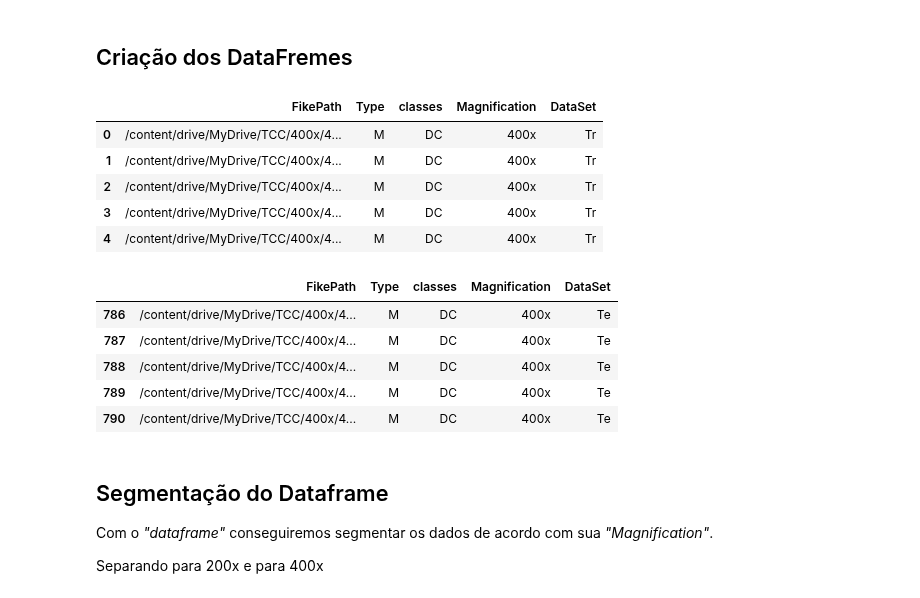
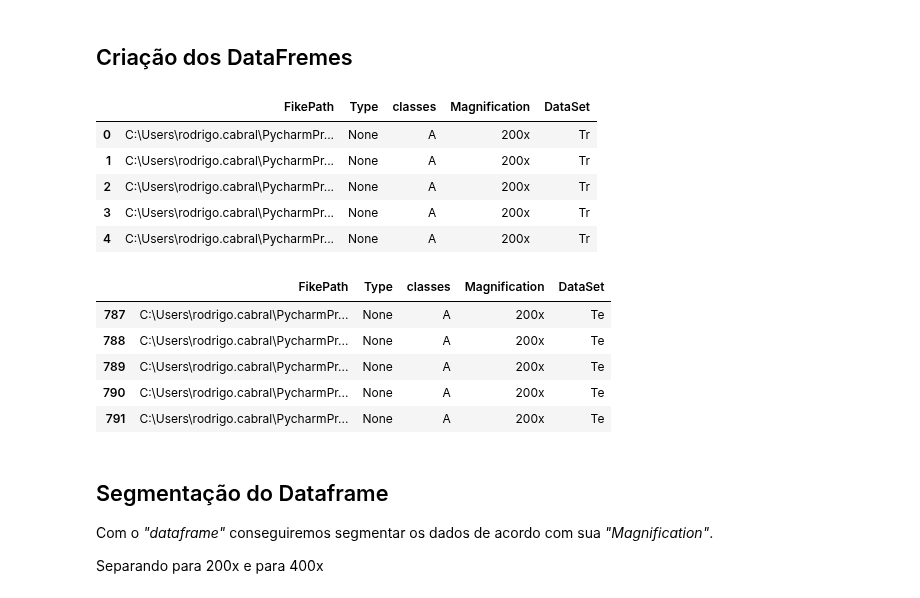
Before and after one commit to RodrigoOBC/TCC-CienciaDados, a Jupyter notebook: ModeloFinalEntregaLocal.ipynb, the cells around one changed output. Drawn from its saved outputs; the diff is of its cells as text; code cells hidden in the pictures.

```diff
--- a/ModeloFinalEntregaLocal.ipynb
+++ b/ModeloFinalEntregaLocal.ipynb
@@ -52,11 +52,8 @@ def montar_nome(path):
     x = 0
     for p, _, files in os.walk(os.path.abspath(path)):
         for file_name in files:
-            if 'ResNet'  in file_name or "VGG19" in file_name or "Interception" in file_name or "RESNET" in file_name or "VGG" in file_name:
-              continue
-            else:
-              nome_file.append(file_name)
-              file_path.append(p+'//'+file_name)
+          nome_file.append(file_name)
+          file_path.append(p+'//'+file_name)
     return nome_file, file_path
 
 def selecionar_classe(nomes):
@@ -87,11 +84,12 @@ def selecionar_classe(nomes):
 def pegar_tipos(file_path):
     tipo = []
     for path in file_path:
-        path = path.split('/')[7]
-        if 'B' in path:
-            tipo.append('B')
-        if 'M' in path:
-            tipo.append('M')
+        paths = path.split('/')
+        for path in paths:
+            if 'B' == path:
+                tipo.append('B')
+            if 'M' == path:
+                tipo.append('M')
     return tipo
 
 def pegar_ampliacao(file_path):
@@ -127,27 +125,27 @@ def montar_data_frame(path):
     df = df.transpose()
     return df
 # %%
-df_geral =  montar_data_frame(r'/content/drive/MyDrive/TCC/')
+df_geral =  montar_data_frame(fr'{os.getcwd()}\\imagem_teste')
 df_treino = df_geral[df_geral['DataSet'] == 'Tr']
 df_teste = df_geral[df_geral['DataSet'] == 'Te']
 # %%
-df_treino.head()
+df_geral.head()
 # %% [output]
 |  | FikePath | Type | classes | Magnification | DataSet |
-| 0 | /content/drive/MyDrive/TCC/400x/4... | M | DC | 400x | Tr |
-| 1 | /content/drive/MyDrive/TCC/400x/4... | M | DC | 400x | Tr |
-| 2 | /content/drive/MyDrive/TCC/400x/4... | M | DC | 400x | Tr |
-| 3 | /content/drive/MyDrive/TCC/400x/4... | M | DC | 400x | Tr |
-| 4 | /content/drive/MyDrive/TCC/400x/4... | M | DC | 400x | Tr |
+| 0 | C:\Users\rodrigo.cabral\PycharmPr... | None | A | 200x | Tr |
+| 1 | C:\Users\rodrigo.cabral\PycharmPr... | None | A | 200x | Tr |
+| 2 | C:\Users\rodrigo.cabral\PycharmPr... | None | A | 200x | Tr |
+| 3 | C:\Users\rodrigo.cabral\PycharmPr... | None | A | 200x | Tr |
+| 4 | C:\Users\rodrigo.cabral\PycharmPr... | None | A | 200x | Tr |
 # %%
 df_teste.head()
 # %% [output]
 |  | FikePath | Type | classes | Magnification | DataSet |
-| 786 | /content/drive/MyDrive/TCC/400x/4... | M | DC | 400x | Te |
-| 787 | /content/drive/MyDrive/TCC/400x/4... | M | DC | 400x | Te |
-| 788 | /content/drive/MyDrive/TCC/400x/4... | M | DC | 400x | Te |
-| 789 | /content/drive/MyDrive/TCC/400x/4... | M | DC | 400x | Te |
-| 790 | /content/drive/MyDrive/TCC/400x/4... | M | DC | 400x | Te |
+| 787 | C:\Users\rodrigo.cabral\PycharmPr... | None | A | 200x | Te |
+| 788 | C:\Users\rodrigo.cabral\PycharmPr... | None | A | 200x | Te |
+| 789 | C:\Users\rodrigo.cabral\PycharmPr... | None | A | 200x | Te |
+| 790 | C:\Users\rodrigo.cabral\PycharmPr... | None | A | 200x | Te |
+| 791 | C:\Users\rodrigo.cabral\PycharmPr... | None | A | 200x | Te |
 # %% [markdown]
 ## Segmentação do Dataframe
 
```
Also changed, not shown: parts of 12 cells of this notebook, 2 other files.
